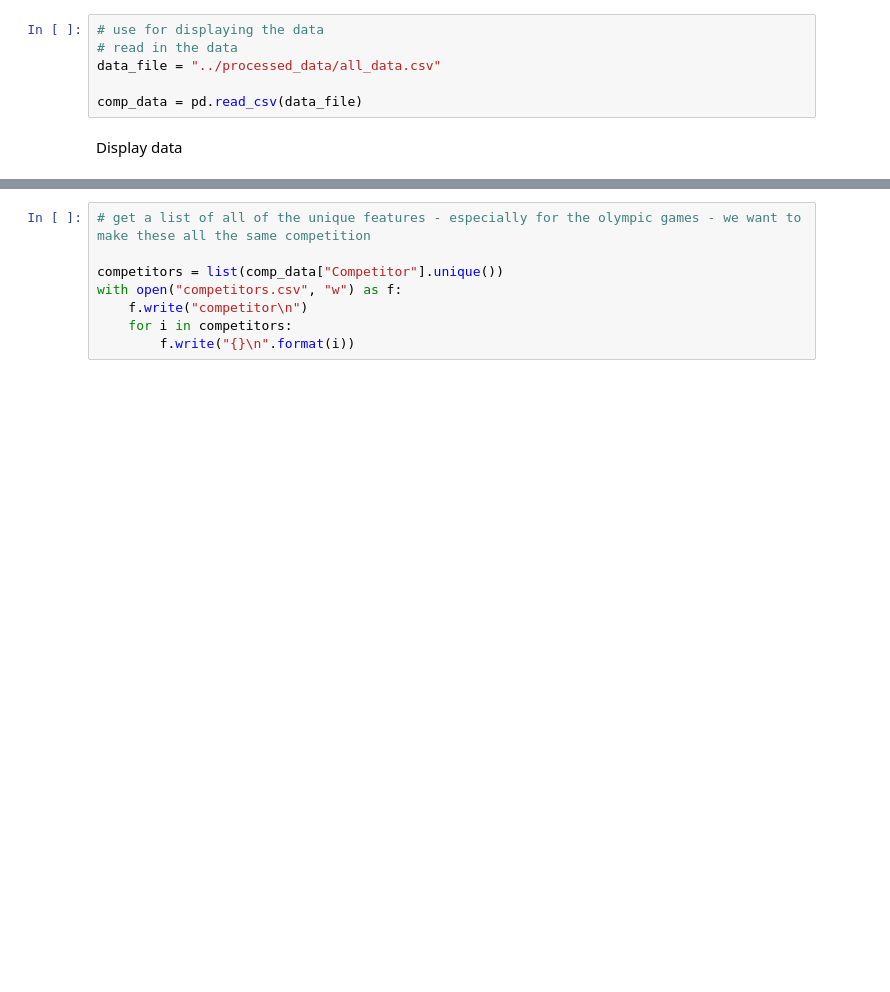
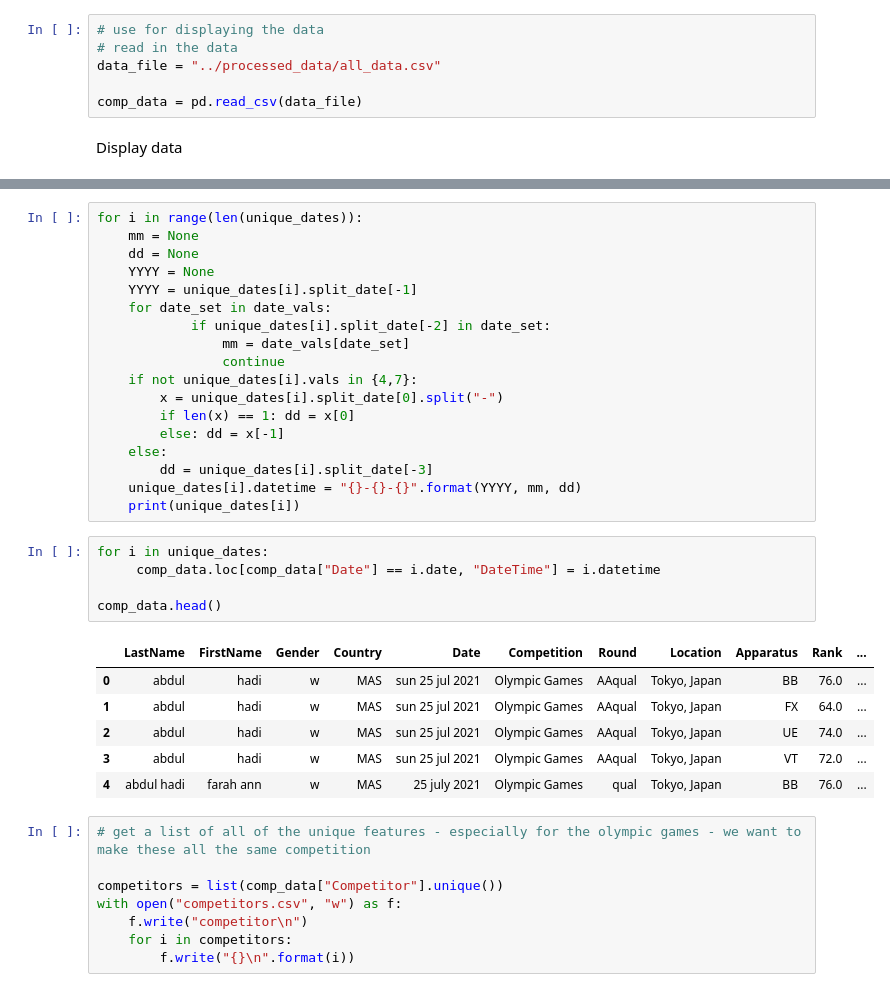
Before and after one commit to Yoshi234/gym2024data, a Jupyter notebook: submission/main/preprocess/show.ipynb, the cells around one changed output, grey strips where cells are left out. Cells and saved outputs as stored; diff of their text form; blank space fills up the shorter version.

```diff
--- a/submission/main/preprocess/show.ipynb
+++ b/submission/main/preprocess/show.ipynb
@@ -26,3 +171,33 @@ comp_data.head()
+# %%
+for i in range(len(unique_dates)):
+    mm = None
+    dd = None
+    YYYY = None
+    YYYY = unique_dates[i].split_date[-1]
+    for date_set in date_vals:
+            if unique_dates[i].split_date[-2] in date_set:
+                mm = date_vals[date_set]
+                continue
+    if not unique_dates[i].vals in {4,7}:
+        x = unique_dates[i].split_date[0].split("-")
+        if len(x) == 1: dd = x[0]
+        else: dd = x[-1]
+    else:
+        dd = unique_dates[i].split_date[-3]
+    unique_dates[i].datetime = "{}-{}-{}".format(YYYY, mm, dd)
+    print(unique_dates[i])
+# %%
+for i in unique_dates:
+     comp_data.loc[comp_data["Date"] == i.date, "DateTime"] = i.datetime
+
+comp_data.head()
+# %% [output]
+|  | LastName | FirstName | Gender | Country | Date | Competition | Round | Location | Apparatus | Rank | ... |
+| 0 | abdul | hadi | w | MAS | sun 25 jul 2021 | Olympic Games | AAqual | Tokyo, Japan | BB | 76.0 | ... |
+| 1 | abdul | hadi | w | MAS | sun 25 jul 2021 | Olympic Games | AAqual | Tokyo, Japan | FX | 64.0 | ... |
+| 2 | abdul | hadi | w | MAS | sun 25 jul 2021 | Olympic Games | AAqual | Tokyo, Japan | UE | 74.0 | ... |
+| 3 | abdul | hadi | w | MAS | sun 25 jul 2021 | Olympic Games | AAqual | Tokyo, Japan | VT | 72.0 | ... |
+| 4 | abdul hadi | farah ann | w | MAS | 25 july 2021 | Olympic Games | qual | Tokyo, Japan | BB | 76.0 | ... |
 # %%
 # get a list of all of the unique features - especially for the olympic games - we want to make these all the same competition
 
```
Also changed, not shown: parts of 8 cells of this notebook, 14 other files.
